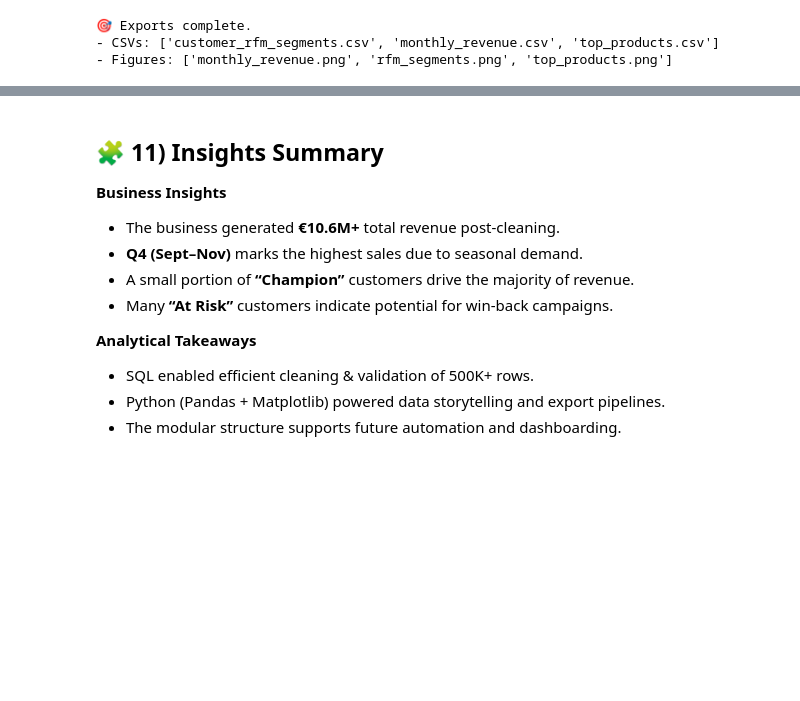
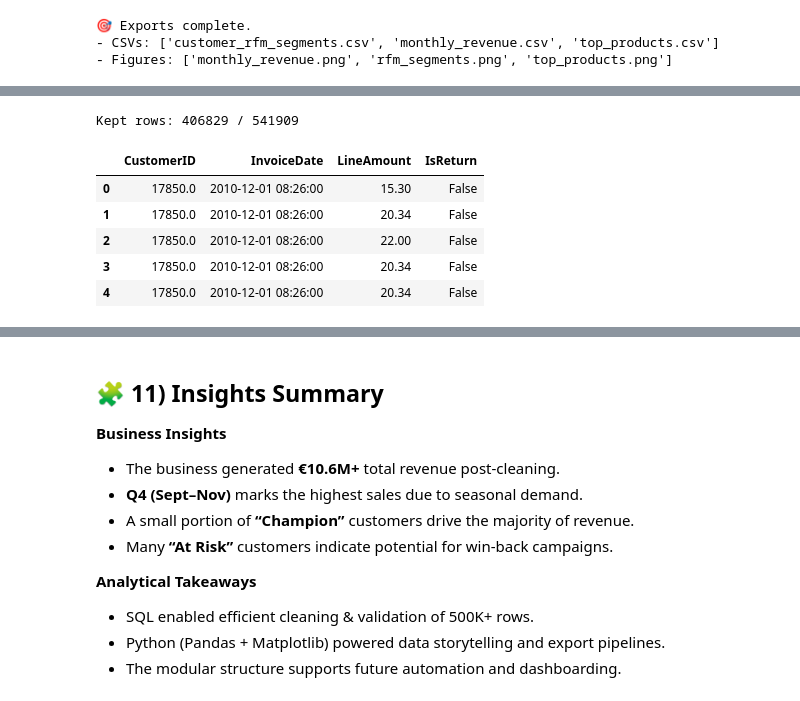
Before and after one commit to HuzeifKhan/Ecommerce-Finance-Analytics-Portfolio, a Jupyter notebook: 03_Analysis/ecommerce_analysis.ipynb, the cells around one changed output, grey strips where cells are left out. Cells and saved outputs as stored; diff of their text form; code cells hidden in the pictures; blank space fills up the shorter version.

```diff
--- a/03_Analysis/ecommerce_analysis.ipynb
+++ b/03_Analysis/ecommerce_analysis.ipynb
@@ -588,0 +658,47 @@ print("- Figures:", [p for p in os.listdir(fig_dir) if p.endswith('.png')])
+# %%
+# normalize column names (remove spaces for reliable matching)
+df = df_raw.rename(columns=lambda c: str(c).strip().replace(" ",""))
+
+# 1) find a usable date column
+date_col = None
+for c in ["InvoiceDate","OrderDate","Date","InvoiceTimestamp"]:
+    if c in df.columns:
+        date_col = c
+        break
+if date_col is None:
+    raise ValueError("No daily date column found (tried InvoiceDate/OrderDate/Date/InvoiceTimestamp).")
+
+# 2) ensure LineAmount is present (or compute it)
+if "LineAmount" not in df.columns:
+    if {"Quantity","UnitPrice"} <= set(df.columns):
+        df["LineAmount"] = df["Quantity"] * df["UnitPrice"]
+    else:
+        raise ValueError("No LineAmount and missing Quantity/UnitPrice to compute it.")
+
+# 3) ensure IsReturn (optional heuristic)
+if "IsReturn" not in df.columns:
+    df["IsReturn"] = df.get("Quantity", 0) < 0
+
+# 4) ensure CustomerID exists
+if "CustomerID" not in df.columns:
+    raise ValueError("CustomerID is required for retention.")
+
+# 5) build the transactions view
+tx = df[["CustomerID", date_col, "LineAmount", "IsReturn"]].copy()
+tx[date_col] = pd.to_datetime(tx[date_col], errors="coerce")
+
+# drop invalids
+before = len(tx)
+tx = tx[tx[date_col].notna() & tx["CustomerID"].notna()].copy()
+after = len(tx)
+
+print(f"Kept rows: {after} / {before}")
+tx.head(5)
+# %% [output]
+Kept rows: 406829 / 541909
+|  | CustomerID | InvoiceDate | LineAmount | IsReturn |
+| 0 | 17850.0 | 2010-12-01 08:26:00 | 15.30 | False |
+| 1 | 17850.0 | 2010-12-01 08:26:00 | 20.34 | False |
+| 2 | 17850.0 | 2010-12-01 08:26:00 | 22.00 | False |
+| 3 | 17850.0 | 2010-12-01 08:26:00 | 20.34 | False |
+| 4 | 17850.0 | 2010-12-01 08:26:00 | 20.34 | False |
```
Also changed, not shown: parts of 6 cells of this notebook, 3 other files.
